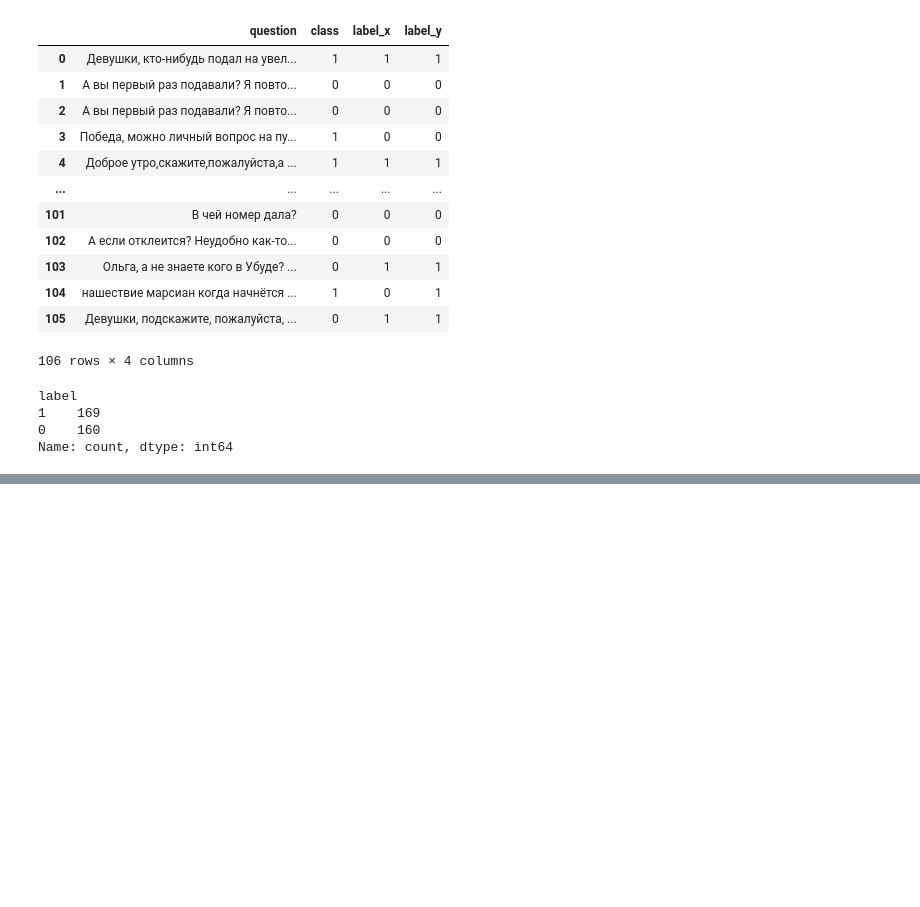
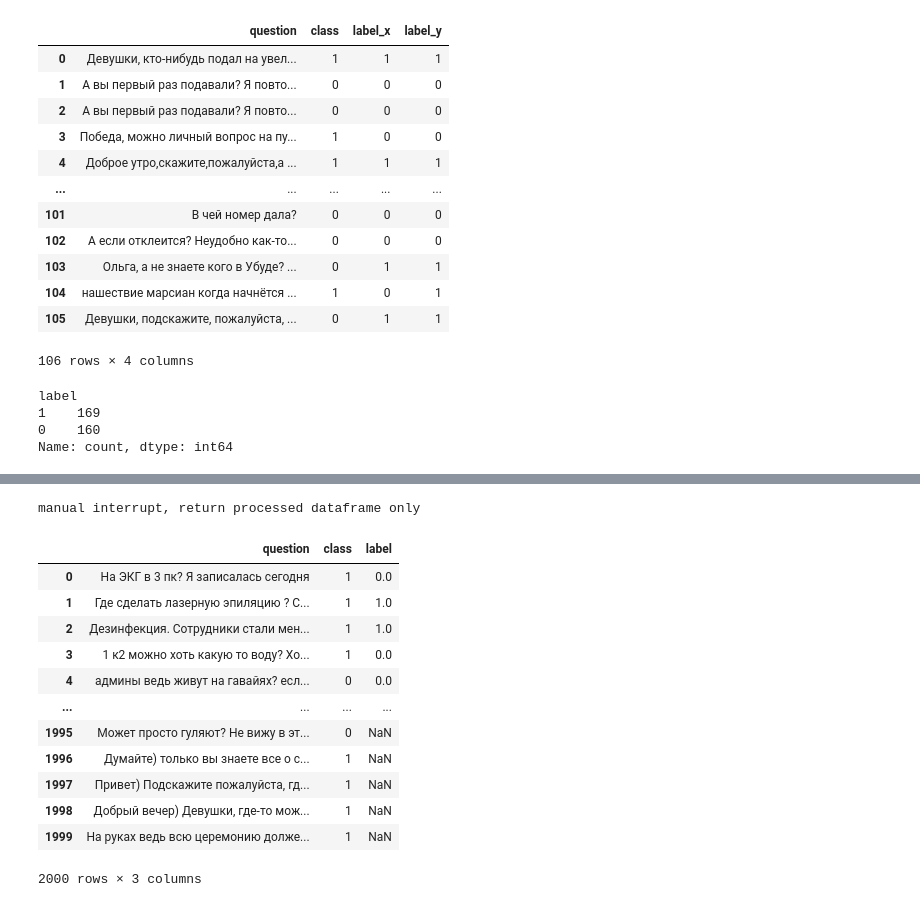
Before and after one commit to Yeegaure/FAQ_autocollector, a Jupyter notebook: llm_labeling_full.ipynb, the cells around one changed output, grey strips where cells are left out. Drawn from its saved outputs; the diff is of its cells as text; code cells hidden in the pictures; blank space fills up the shorter version.

```diff
--- a/llm_labeling_full.ipynb
+++ b/llm_labeling_full.ipynb
@@ -411,0 +512,6 @@ Name: count, dtype: int64
+# %%
+df_sample_2 = sample_questions(df.iloc[16004:, :], n=2000)
+# %%
+df_sample_2 = df_sample_2.reset_index(drop=True)
+df_sample_2['label'] = np.nan
+df_sample_2.head()
@@ -411,0 +525,4 @@ Name: count, dtype: int64
+# %%
+df_sample_2 = classifier.classify_dataframe_batches(df_sample_2, model, batch_size=50)
+# %% [output]
+manual interrupt, return processed dataframe only
@@ -411,0 +531,16 @@ Name: count, dtype: int64
+# %%
+df_sample_2
+# %% [output]
+|  | question | class | label |
+| 0 | На ЭКГ в 3 пк? Я записалась сегодня | 1 | 0.0 |
+| 1 | Где сделать лазерную эпиляцию ? С... | 1 | 1.0 |
+| 2 | Дезинфекция. Сотрудники стали мен... | 1 | 1.0 |
+| 3 | 1 к2 можно хоть какую то воду? Хо... | 1 | 0.0 |
+| 4 | админы ведь живут на гавайях? есл... | 0 | 0.0 |
+| ... | ... | ... | ... |
+| 1995 | Может просто гуляют? Не вижу в эт... | 0 | NaN |
+| 1996 | Думайте) только вы знаете все о с... | 1 | NaN |
+| 1997 | Привет) Подскажите пожалуйста, гд... | 1 | NaN |
+| 1998 | Добрый вечер) Девушки, где-то мож... | 1 | NaN |
+| 1999 | На руках ведь всю церемонию долже... | 1 | NaN |
+2000 rows × 3 columns
```
Also changed, not shown: parts of 52 cells of this notebook.
